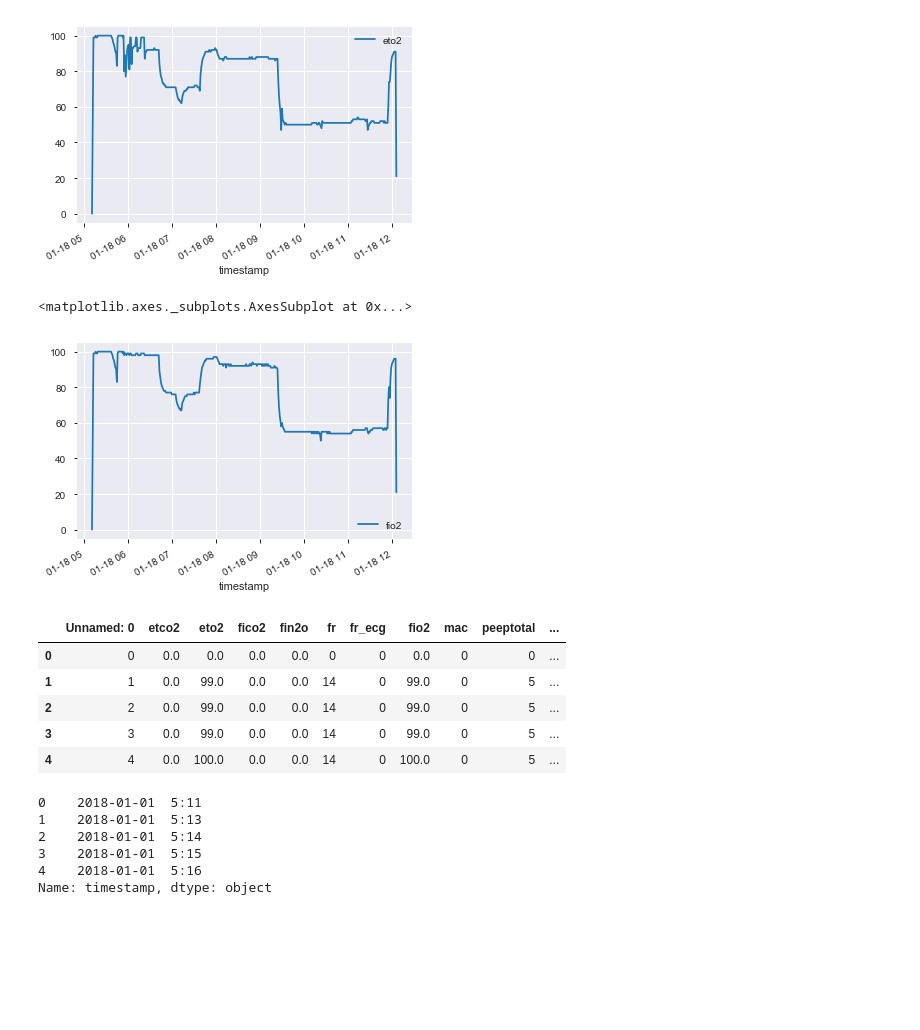
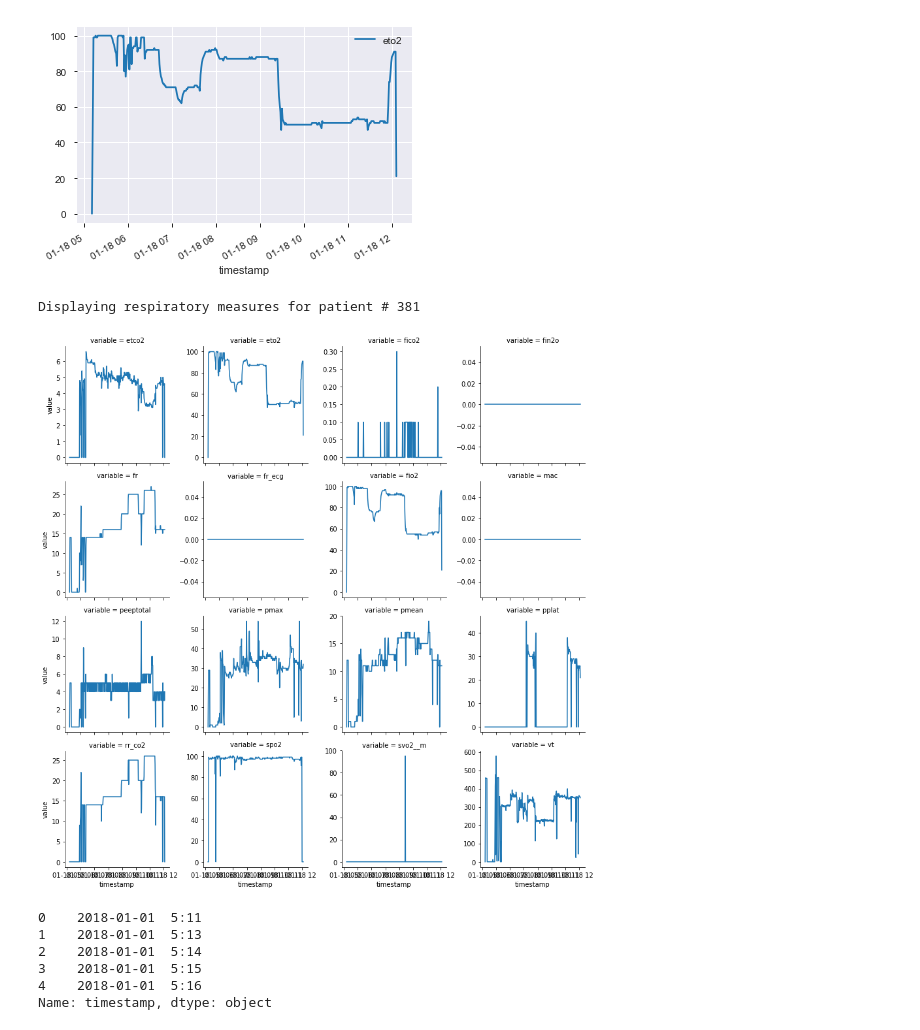
Before and after one commit to dataforgoodfr/batch_5_transplant, a Jupyter notebook: notebook/Exploration fct_respiratory.ipynb, the cells around one changed output. Saved outputs shown, nothing was run; the diff lists cells and outputs as text; code cells hidden in the pictures; blank space fills up the shorter version.

Commit message:
add facet grid

```diff
--- a/notebook/Exploration fct_respiratory.ipynb
+++ b/notebook/Exploration fct_respiratory.ipynb
@@ -26,17 +30,3 @@ df[df['id_patient'] == 381].plot(y='eto2', x='timestamp')
 # %% [output]
 <matplotlib.axes._subplots.AxesSubplot at 0x...>
 [figure]
-# %%
-df[df['id_patient'] == 381].plot(y='fio2', x='timestamp')
-# %% [output]
-<matplotlib.axes._subplots.AxesSubplot at 0x...>
-[figure, removed]
-# %%
-fct_respiratory.head()
-# %% [output]
-|  | Unnamed: 0 | etco2 | eto2 | fico2 | fin2o | fr | fr_ecg | fio2 | mac | peeptotal | ... |
-| 0 | 0 | 0.0 | 0.0 | 0.0 | 0.0 | 0 | 0 | 0.0 | 0 | 0 | ... |
-| 1 | 1 | 0.0 | 99.0 | 0.0 | 0.0 | 14 | 0 | 99.0 | 0 | 5 | ... |
-| 2 | 2 | 0.0 | 99.0 | 0.0 | 0.0 | 14 | 0 | 99.0 | 0 | 5 | ... |
-| 3 | 3 | 0.0 | 99.0 | 0.0 | 0.0 | 14 | 0 | 99.0 | 0 | 5 | ... |
-| 4 | 4 | 0.0 | 100.0 | 0.0 | 0.0 | 14 | 0 | 100.0 | 0 | 5 | ... |
@@ -45,3 +33,15 @@ dates = dim_patient[['id_patient','date_transplantation']]
+# %%
+df_melt = pd.melt(df, id_vars=['id_patient','timestamp'], value_vars=['etco2','eto2','fico2','fin2o','fr','fr_ecg','fio2','mac','peeptotal','pmax','pmean','pplat','rr_co2','spo2','svo2__m','vt'])
+# %%
+def plot_respiratory(id_patient):
+    print 'Displaying respiratory measures for patient # {}'.format(id_patient)
+    g = sns.FacetGrid(df_melt[df_melt['id_patient'] == id_patient], col="variable", col_wrap=4, sharey=False)
+    g = g.map(plt.plot, "timestamp", "value")
+# %%
+plot_respiratory(381)
+# %% [output]
+Displaying respiratory measures for patient # 381
+[figure, added]
 # %%
 fct_respiratory['hour'], fct_respiratory['minute'] = fct_respiratory['time'].str.split(':', 1).str
 # %%
```
Also changed, not shown: parts of 4 cells of this notebook.
